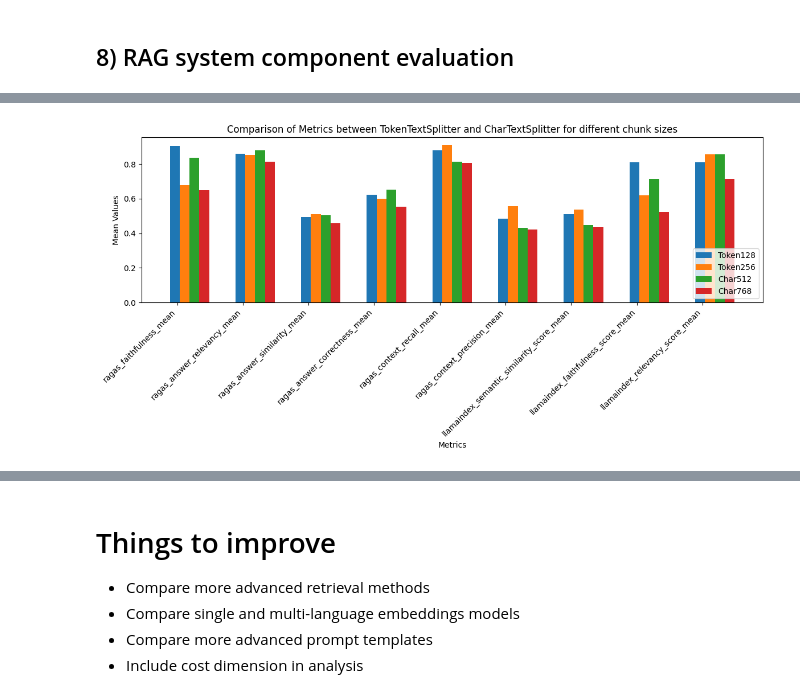
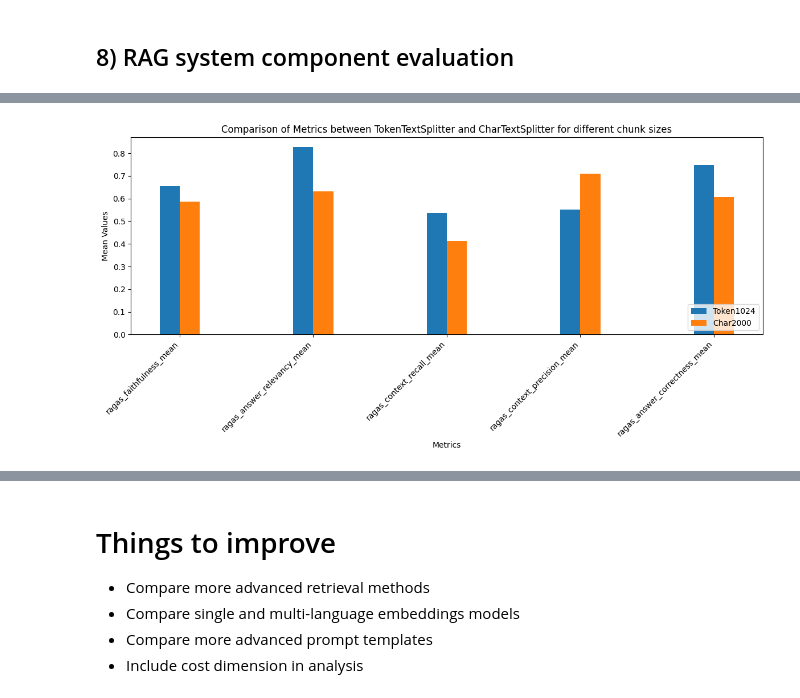
Before and after one commit to fhuthmacher/aws-rag-system-eval, a Jupyter notebook: RAG-System-Eval-DeepDive-mlflow.ipynb, the cells around one changed output, grey strips where cells are left out. Cells and saved outputs as stored; diff of their text form; code cells hidden in the pictures.

```diff
--- a/RAG-System-Eval-DeepDive-mlflow.ipynb
+++ b/RAG-System-Eval-DeepDive-mlflow.ipynb
@@ -171,7 +179,8 @@ if os.environ['MLFLOW_TRACKING_ENABLED'] == 'True':
 # Initialize Bedrock runtime
 config = Config(
    retries = {
-      'max_attempts': 8
+      'max_attempts': 10,
+      'mode': 'standard'
    }
 )
 bedrock_runtime = boto3.client(
@@ -280,7 +320,7 @@ for row in qa_dataset.itertuples():
     item = {
         'prompt': str(row[1]['Question']),
         'context': str(row[1]['Context']),
-        'output': str(row[1]['Answer']['question_answer']),
+        'output': '<question_answer>' + str(row[1]['Answer']['question_answer']) + '</question_answer>',
         'page': str(row[1]['Page'])
     }
     prompts.append(item)
@@ -1427,6 +2007,7 @@ llamaindex_relevancy_score_mean: 0.8571428571428571
 # %%
-## 1c. create RAG system with CharTextSplitter and then run RAG system evaluation and log it in mlfow
-char_text_splitter = RecursiveCharacterTextSplitter(chunk_size=512, chunk_overlap=128)
+# 8.2.2 RAG system with CharTextSplitter
+
+char_text_splitter = RecursiveCharacterTextSplitter(chunk_size=2000, chunk_overlap=64)
 char_text_list = char_text_splitter.split_documents(documents)
 print("CharacterTextSplitter split documents in to " + str(len(char_text_list)) + " chunks.\n")
 
@@ -1435,9 +2016,9 @@ rag_system_details = {
     "vector_store": "",
     "llm": llm01,
     "kb_id": "",
-    "splitter_name": "RecursiveCharacterTextSplitter",
+    "splitter_name": "RecursiveCharacterTextSplitter-2000",
     "text_chunks": char_text_list,
-    "index_name": "rag-eval-charactertextplitter",
+    "index_name": "rag-eval-charactertextplitter-2000",
     "index_dimension": 1536,
     "embedding_model_name": 'bedrock_embeddings',
     "embedding_model": BedrockEmbeddings(client=bedrock_runtime),
@@ -1451,7 +2032,7 @@ rag_system_details = {
     "lambda_mult": 0.5, # Diversity of results returned by MMR, 1 for minimum diversity and 0 for maximum. (Default: 0.5)
 
 }
-run_name, vector_store, qa_chain = create_rag(rag_system_details)
+run_name, vector_store, qa_chain = create_rag(rag_system_details, debug=False)
 
 rag_system_eval_details = {
     "experiment_name": experiment_name,
@@ -1459,5 +2040,5 @@ rag_system_eval_details = {
     "qa_chain": qa_chain,
     "ground_truth": prompts
 }
-ragas_eval_result3 = run_ragas_eval(rag_system_eval_details, rag_system_details)
+ragas_eval_resultsplitter2,ragas_eval_resultsplitter2df = run_ragas_eval(rag_system_eval_details, rag_system_details, debug=False)
 # %% [output]
@@ -1530,42 +2068,33 @@ llamaindex_relevancy_score_mean: 0.7142857142857143
 # %%
-## 1e. Review RecursiveCharacterTextSplitter vs TokenTextSplitter results
+## 8.2.3 Review RecursiveCharacterTextSplitter vs TokenTextSplitter results
 import matplotlib.pyplot as plt
 
-# to keep the scale readable, let's filter out LLamaIndex Correctness Score
-# Remove the key from the dictionary and get the removed value
+# Extract metric names and mean values
+metric_names = list(ragas_eval_resultsplitter1.keys())
+ragas_eval_result1_means = list(ragas_eval_resultsplitter1.values())
+ragas_eval_result2_means = list(ragas_eval_resultsplitter2.values())
 
-if 'llamaindex_correctness_score_mean' in ragas_eval_result1:
-    del ragas_eval_result1['llamaindex_correctness_score_mean']
-    del ragas_eval_result2['llamaindex_correctness_score_mean']
-    del ragas_eval_result3['llamaindex_correctness_score_mean']
-    del ragas_eval_result4['llamaindex_correctness_score_mean']
-
-# Extract metric names and mean values
-metric_names = list(ragas_eval_result1.keys())
-ragas_eval_result1_means = list(ragas_eval_result1.values())
-ragas_eval_result2_means = list(ragas_eval_result2.values())
-ragas_eval_result3_means = list(ragas_eval_result3.values())
-ragas_eval_result4_means = list(ragas_eval_result4.values())
 
 # Create comparison chart
 fig, ax = plt.subplots(figsize=(12, 6))
 
 bar_width = 0.15
 index = range(len(metric_names))
 
-bar1 = ax.bar(index, ragas_eval_result1_means, bar_width, label='Token128')
-bar2 = ax.bar([i + bar_width for i in index], ragas_eval_result2_means, bar_width, label='Token256')
-bar3 = ax.bar([i + 2*bar_width for i in index], ragas_eval_result3_means, bar_width, label='Char512')
-bar4 = ax.bar([i + 3*bar_width for i in index], ragas_eval_result4_means, bar_width, label='Char768')
+bar1 = ax.bar(index, ragas_eval_result1_means, bar_width, label='Token1024')
+bar2 = ax.bar([i + bar_width for i in index], ragas_eval_result2_means, bar_width, label='Char2000')
 
 ax.set_xlabel('Metrics')
 ax.set_ylabel('Mean Values')
 ax.set_title('Comparison of Metrics between TokenTextSplitter and CharTextSplitter for different chunk sizes')
-ax.set_xticks([i + bar_width / 4 for i in index])
+ax.set_xticks([i + bar_width / 2 for i in index])
 ax.set_xticklabels(metric_names, rotation=45, ha='right')
 ax.legend(loc='lower right')
 
 plt.tight_layout()
+# Save the figure
+filename = 'tokensplitter_vs_charsplitter.png'
+plt.savefig(filename)
 plt.show()
 # %% [output]
-[figure, old version]
+[figure, new version]
```
Also changed, not shown: parts of 60 cells of this notebook, 11 other files.
